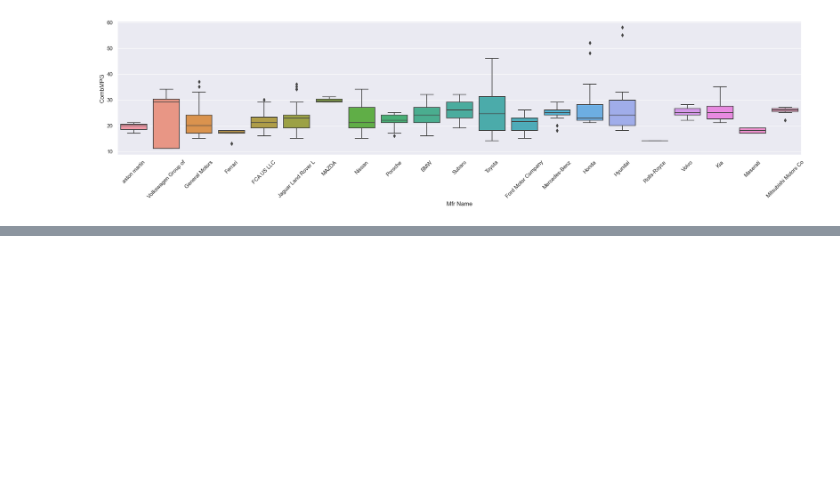
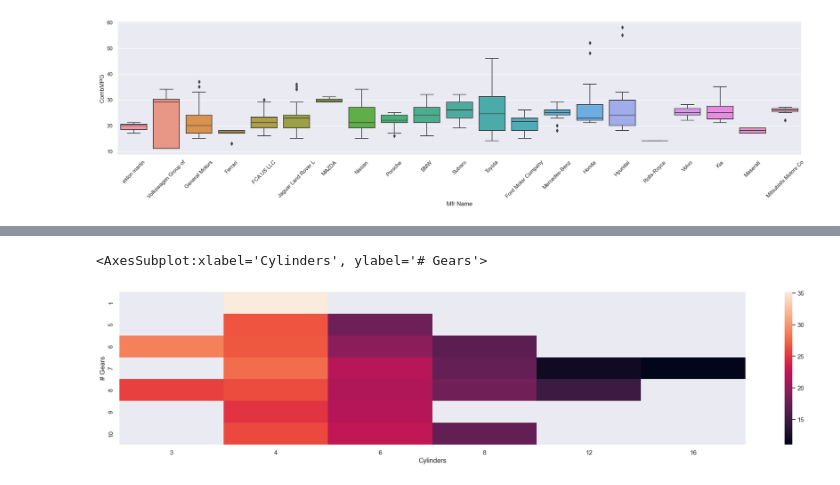
Before and after one commit to souvik0306/ML-Coursera, a Jupyter notebook: Udemy/Pandas_tutorial.ipynb, the cells around one changed output, grey strips where cells are left out. Cells and saved outputs as stored; diff of their text form; code cells hidden in the pictures; blank space fills up the shorter version.

```diff
--- a/Udemy/Pandas_tutorial.ipynb
+++ b/Udemy/Pandas_tutorial.ipynb
@@ -208,0 +245,6 @@ ax.set_xticklabels(ax.get_xticklabels(),rotation=45)
+# %%
+df3 = df_cars.pivot_table(index='# Gears',columns='Cylinders',values='CombMPG',aggfunc='mean')
+sns.heatmap(df3)
+# %% [output]
+<AxesSubplot:xlabel='Cylinders', ylabel='# Gears'>
+[figure, added]
```
Also changed, not shown: parts of 7 cells of this notebook, 2 other files.
